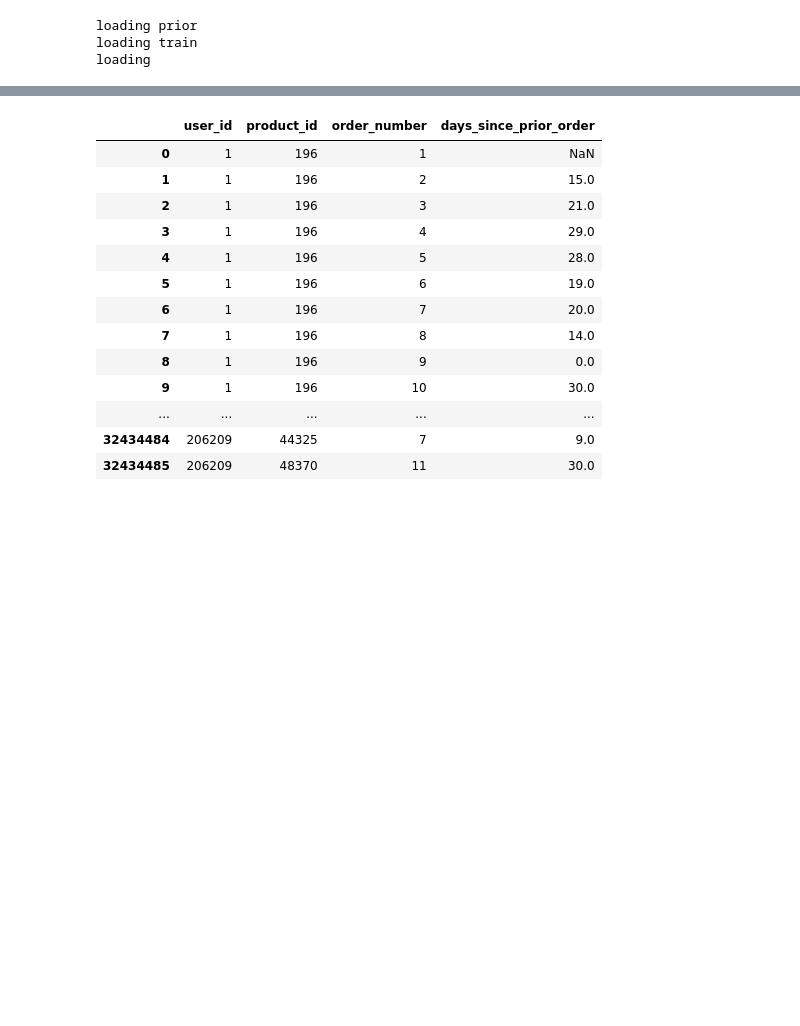
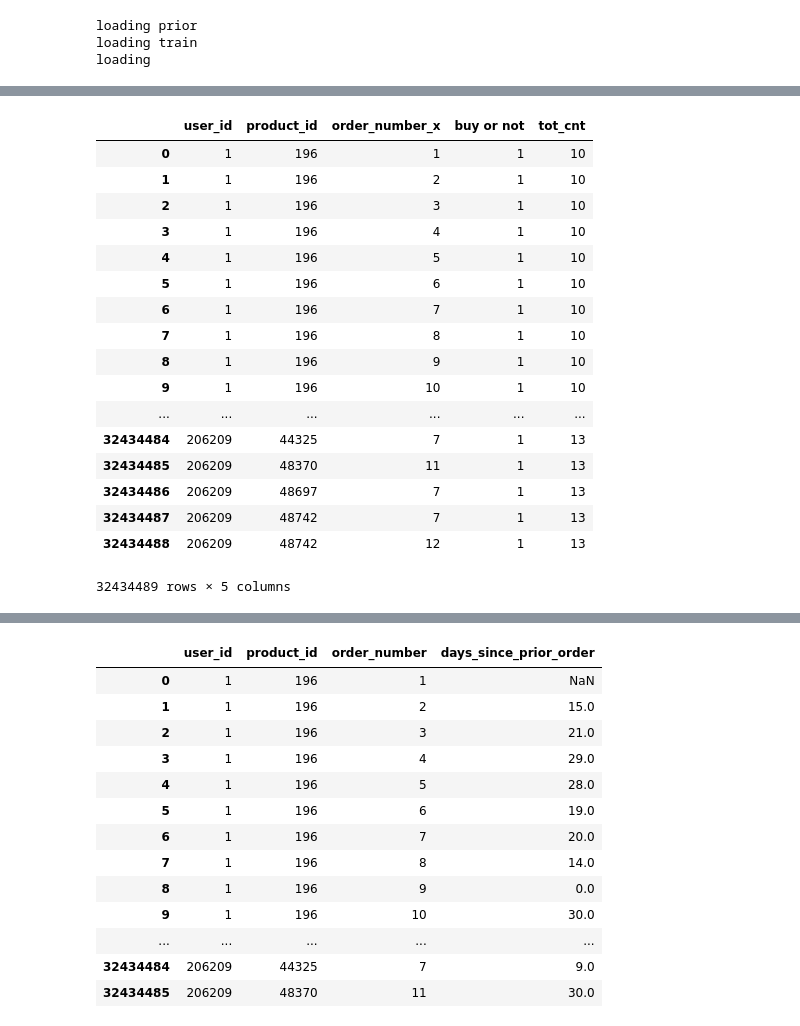
Before and after one commit to homekeeper89/pro_instacart, a Jupyter notebook: 0724_EDA_fourth.ipynb, the cells around one changed output, grey strips where cells are left out. Drawn from its saved outputs; the diff is of its cells as text; code cells hidden in the pictures; blank space fills up the shorter version.

```diff
--- a/0724_EDA_fourth.ipynb
+++ b/0724_EDA_fourth.ipynb
@@ -79,0 +99,2 @@ df_one.head()
+# %%
+d1.reset_index(inplace = True)
@@ -79,0 +123,28 @@ df_one.head()
+# %%
+d1_exe = pd.merge(dd_exe, d1, on = 'user_id')
+# %%
+d1_exe.rename(columns = {'order_number_y' : 'tot_cnt'}, inplace = True)
+# %%
+d1_exe.rename(columns = {'cnt' : 'buy or not'}, inplace = True)
+# %%
+d1_exe
+# 이게 내가 작업할 원 셋
+# %% [output]
+|  | user_id | product_id | order_number_x | buy or not | tot_cnt |
+| 0 | 1 | 196 | 1 | 1 | 10 |
+| 1 | 1 | 196 | 2 | 1 | 10 |
+| 2 | 1 | 196 | 3 | 1 | 10 |
+| 3 | 1 | 196 | 4 | 1 | 10 |
+| 4 | 1 | 196 | 5 | 1 | 10 |
+| 5 | 1 | 196 | 6 | 1 | 10 |
+| 6 | 1 | 196 | 7 | 1 | 10 |
+| 7 | 1 | 196 | 8 | 1 | 10 |
+| 8 | 1 | 196 | 9 | 1 | 10 |
+| 9 | 1 | 196 | 10 | 1 | 10 |
+| ... | ... | ... | ... | ... | ... |
+| 32434484 | 206209 | 44325 | 7 | 1 | 13 |
+| 32434485 | 206209 | 48370 | 11 | 1 | 13 |
+| 32434486 | 206209 | 48697 | 7 | 1 | 13 |
+| 32434487 | 206209 | 48742 | 7 | 1 | 13 |
+| 32434488 | 206209 | 48742 | 12 | 1 | 13 |
+32434489 rows × 5 columns
```
Also changed, not shown: parts of 58 cells of this notebook.
